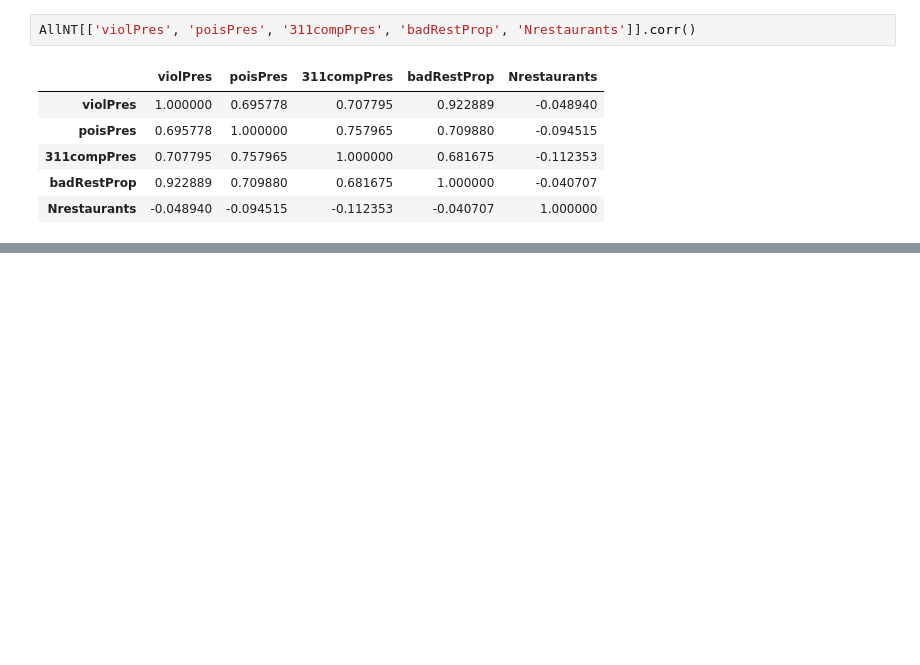
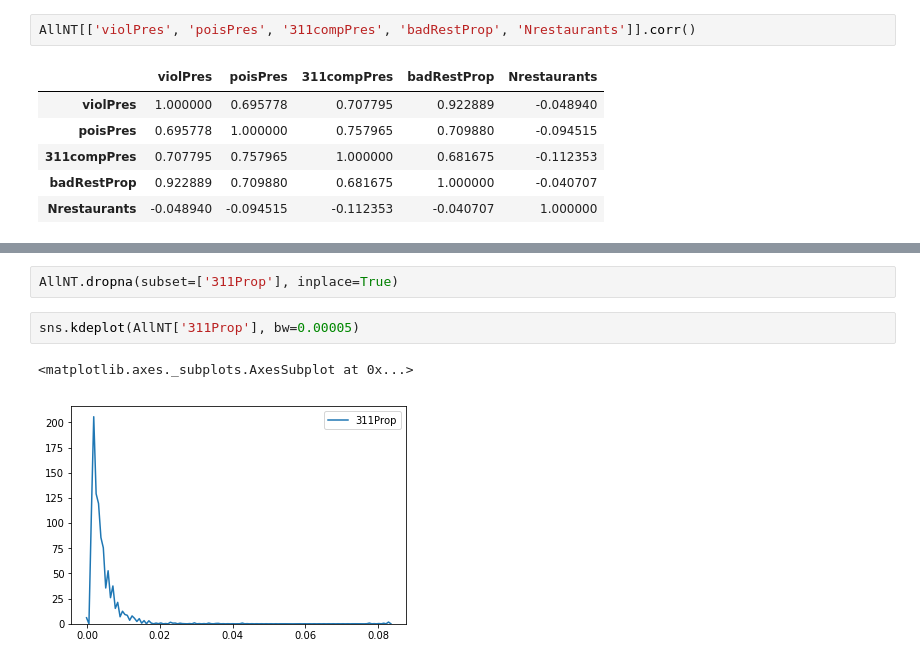
Before and after one commit to devashish2002/Current_files, a Jupyter notebook: rest/ExplorationNT.ipynb, the cells around one changed output, grey strips where cells are left out. Saved outputs shown, nothing was run; the diff lists cells and outputs as text; blank space fills up the shorter version.

```diff
--- a/rest/ExplorationNT.ipynb
+++ b/rest/ExplorationNT.ipynb
@@ -340,0 +274,7 @@ AllNT[['violPres', '311compPres', 'poisPpop', 'NrestWviol', 'ViolProp']].corr()
+# %%
+AllNT.dropna(subset=['311Prop'], inplace=True)
+# %%
+sns.kdeplot(AllNT['311Prop'], bw=0.00005)
+# %% [output]
+<matplotlib.axes._subplots.AxesSubplot at 0x...>
+[figure, added]
```
Also changed, not shown: parts of 29 cells of this notebook.
